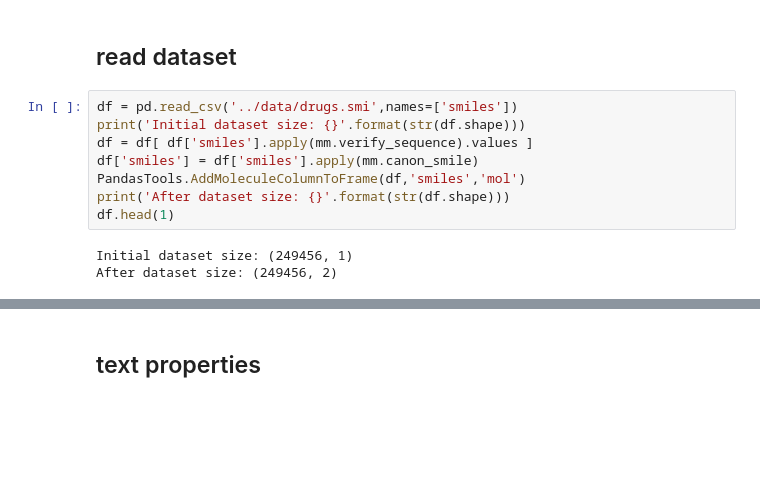
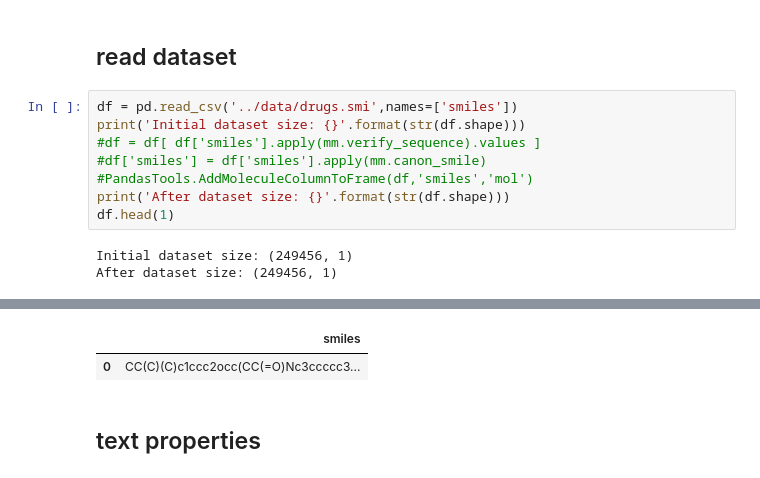
Before and after one commit to aspuru-guzik-group/ORGANIC, a Jupyter notebook: analysis/MolMetric_showcase.ipynb, the cells around one changed output, grey strips where cells are left out. Drawn from its saved outputs; the diff is of its cells as text; blank space fills up the shorter version.

```diff
--- a/analysis/MolMetric_showcase.ipynb
+++ b/analysis/MolMetric_showcase.ipynb
@@ -26,11 +29,11 @@ awesome_settings()
 # %%
 df = pd.read_csv('../data/drugs.smi',names=['smiles'])
 print('Initial dataset size: {}'.format(str(df.shape)))
-df = df[ df['smiles'].apply(mm.verify_sequence).values ]
-df['smiles'] = df['smiles'].apply(mm.canon_smile)
-PandasTools.AddMoleculeColumnToFrame(df,'smiles','mol')
+#df = df[ df['smiles'].apply(mm.verify_sequence).values ]
+#df['smiles'] = df['smiles'].apply(mm.canon_smile)
+#PandasTools.AddMoleculeColumnToFrame(df,'smiles','mol')
 print('After dataset size: {}'.format(str(df.shape)))
 df.head(1)
 # %% [output]
 Initial dataset size: (249456, 1)
-After dataset size: (249456, 2)
+After dataset size: (249456, 1)
@@ -39,3 +40,5 @@ After dataset size: (249456, 2)
+|  | smiles |
+| 0 | CC(C)(C)c1ccc2occ(CC(=O)Nc3ccccc3... |
 # %% [markdown]
 ## text properties
 # %%
```
Also changed, not shown: parts of 7 cells of this notebook, 2 other files.
